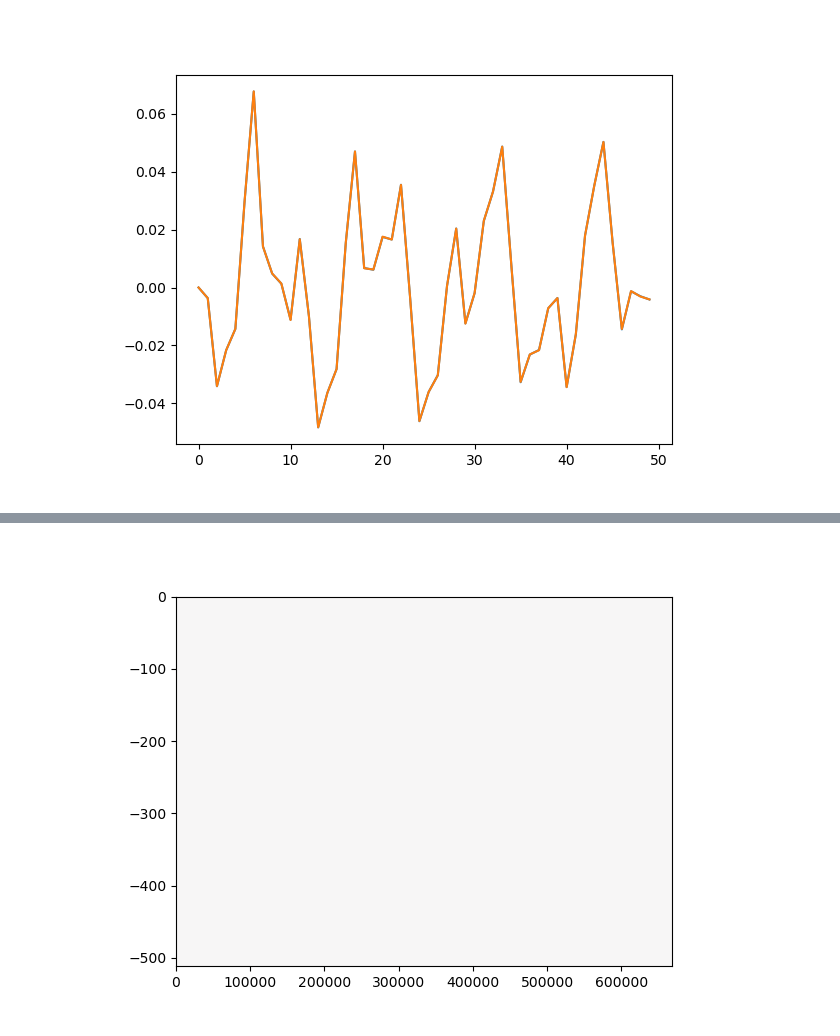
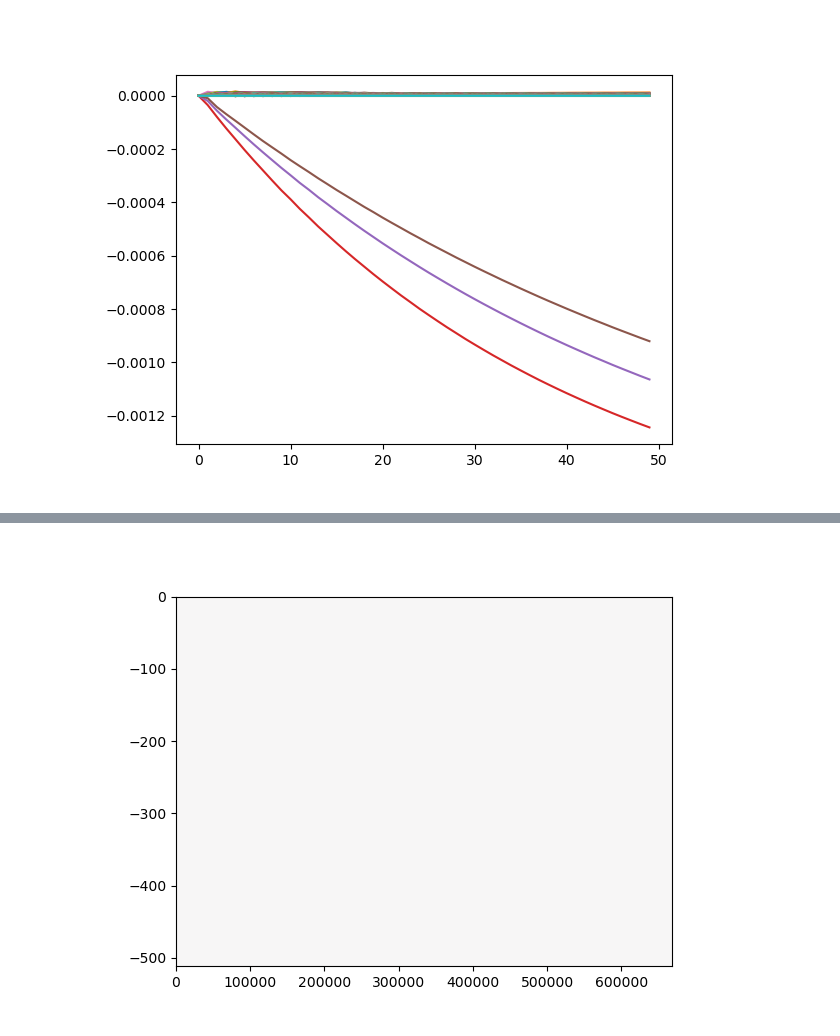
Before and after one commit to jklymak/FjordForce, a Jupyter notebook: input/ButeWindsAnalysis.ipynb, the cells around one changed output, grey strips where cells are left out. Saved outputs shown, nothing was run; the diff lists cells and outputs as text; code cells hidden in the pictures.

```diff
--- a/input/ButeWindsAnalysis.ipynb
+++ b/input/ButeWindsAnalysis.ipynb
@@ -5,14 +5,10 @@ import matplotlib.pyplot as plt
 %matplotlib widget
 import xmitgcm
 # %%
-runname = 'Fjord2'
+fig, axs = plt.subplots()
+runname = 'Fjord4'
 with xmitgcm.open_mdsdataset(f'../results/{runname}/input/',
                              endian='<', prefix=['spinup', 'spinup2d']) as ds0:
-    fig, axs = plt.subplots()
-    axs.plot(ds0.time.astype('float')/1e9/3600, ds0.isel(YC=0).sel(XG=200_000, method='nearest').UVEL.mean(dim='Z'))
-runname = 'Fjord3'
-with xmitgcm.open_mdsdataset(f'../results/{runname}/input/',
-                             endian='<', prefix=['spinup', 'spinup2d']) as ds0:
-    axs.plot(ds0.time.astype('float')/1e9/3600, ds0.isel(YC=0).sel(XG=200_000, method='nearest').UVEL.mean(dim='Z'))
+    axs.plot(ds0.time.astype('float')/1e9/3600, ds0.isel(YC=0).sel(XG=200_000, method='nearest').ETAN)
 # %% [output]
-[figure, old version]
+[figure, new version]
```
Also changed, not shown: parts of 1 cell of this notebook, 1 other file.
